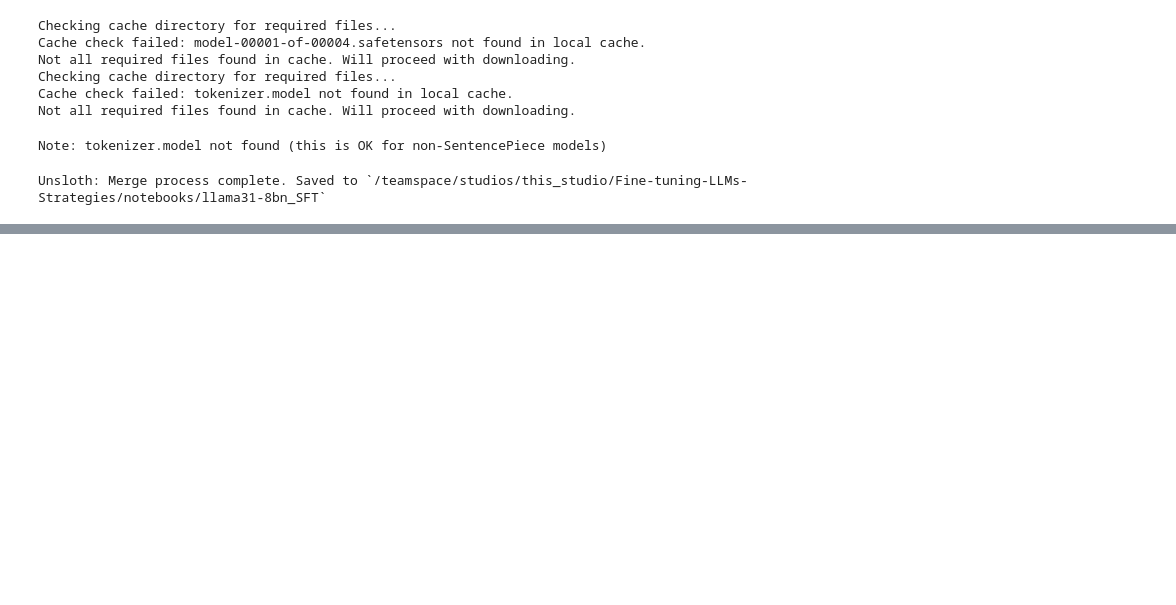
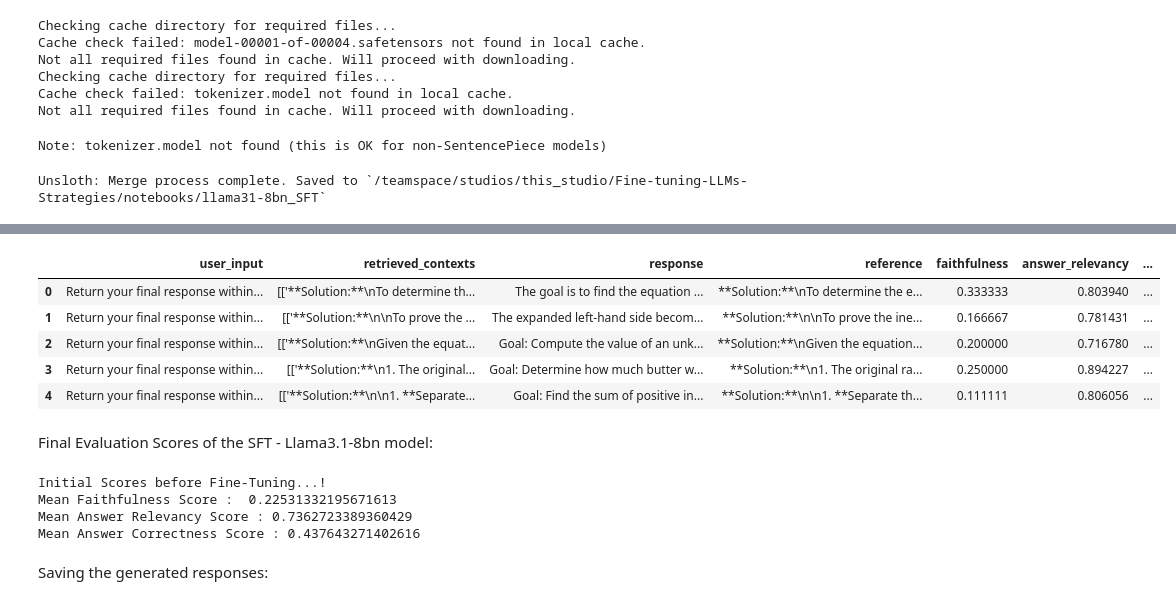
Before and after one commit to NamrataThakur/Fine-tuning-LLMs-Strategies, a Jupyter notebook: notebooks/supervised_fine-tuning_llama3.1_8bn.ipynb, the cells around one changed output, grey strips where cells are left out. Saved outputs shown, nothing was run; the diff lists cells and outputs as text; code cells hidden in the pictures; blank space fills up the shorter version.

```diff
--- a/notebooks/supervised_fine-tuning_llama3.1_8bn.ipynb
+++ b/notebooks/supervised_fine-tuning_llama3.1_8bn.ipynb
@@ -429,0 +750,4 @@ Unsloth: Merge process complete. Saved to `/teamspace/studios/this_studio/Fine-t
+# %%
+rft_base_eval_data = pd.read_csv("../data/testEvalData_llama32-8bn_sft_v2.csv")
+print(f"Shape of Eval Data : {rft_base_eval_data.shape}")
+rft_base_eval_data.head()
@@ -429,0 +762,17 @@ Unsloth: Merge process complete. Saved to `/teamspace/studios/this_studio/Fine-t
+# %%
+def parse_answers(text):
+    # Added (?i) for case-insensitivity and \s* for potential spaces
+    solution_match = re.search(r'(?i)<answer\s*>(.*?)</answer\s*>', text, re.DOTALL)
+
+    if solution_match:
+        return solution_match.group(1).strip()
+
+    # If the tag wasn't closed properly, try to grab everything after the opening tag
+    fallback_match = re.search(r'(?i)<answer\s*>(.*)', text, re.DOTALL)
+    if fallback_match:
+        return fallback_match.group(1).strip()
+
+    return text
+
+rft_base_eval_data['parsed_answer'] = rft_base_eval_data['answer'].apply(parse_answers)
+rft_base_eval_data.head()
@@ -429,0 +896,3 @@ Unsloth: Merge process complete. Saved to `/teamspace/studios/this_studio/Fine-t
+# %%
+eval_df = get_rag_evaluation(embed_name="text-embedding-ada-002", dataset=rft_base_eval_data,
+                             model_name="gpt-4o-mini") #Using the same model that we used earlier to generate the synthetic data
@@ -429,0 +917,26 @@ Unsloth: Merge process complete. Saved to `/teamspace/studios/this_studio/Fine-t
+# %%
+eval_df.head()
+# %% [output]
+|  | user_input | retrieved_contexts | response | reference | faithfulness | answer_relevancy | ... |
+| 0 | Return your final response within... | [['**Solution:**\nTo determine th... | The goal is to find the equation ... | **Solution:**\nTo determine the e... | 0.333333 | 0.803940 | ... |
+| 1 | Return your final response within... | [['**Solution:**\n\nTo prove the ... | The expanded left-hand side becom... | **Solution:**\n\nTo prove the ine... | 0.166667 | 0.781431 | ... |
+| 2 | Return your final response within... | [['**Solution:**\nGiven the equat... | Goal: Compute the value of an unk... | **Solution:**\nGiven the equation... | 0.200000 | 0.716780 | ... |
+| 3 | Return your final response within... | [['**Solution:**\n1. The original... | Goal: Determine how much butter w... | **Solution:**\n1. The original ra... | 0.250000 | 0.894227 | ... |
+| 4 | Return your final response within... | [['**Solution:**\n\n1. **Separate... | Goal: Find the sum of positive in... | **Solution:**\n\n1. **Separate th... | 0.111111 | 0.806056 | ... |
+# %% [markdown]
+Final Evaluation Scores of the SFT - Llama3.1-8bn model:
+# %%
+print("Initial Scores before Fine-Tuning...!")
+mean_faithfulness_score = eval_df['faithfulness'].mean()
+mean_answer_relevancy_score = eval_df['answer_relevancy'].mean()
+mean_answer_correctness_score = eval_df['answer_correctness'].mean()
+print("Mean Faithfulness Score : ", mean_faithfulness_score)
+print("Mean Answer Relevancy Score :", mean_answer_relevancy_score)
+print("Mean Answer Correctness Score :", mean_answer_correctness_score)
+# %% [output]
+Initial Scores before Fine-Tuning...!
+Mean Faithfulness Score :  0.22531332195671613
+Mean Answer Relevancy Score : 0.7362723389360429
+Mean Answer Correctness Score : 0.437643271402616
+# %% [markdown]
+Saving the generated responses:
```
Also changed, not shown: parts of 68 cells of this notebook, 11 other files.
